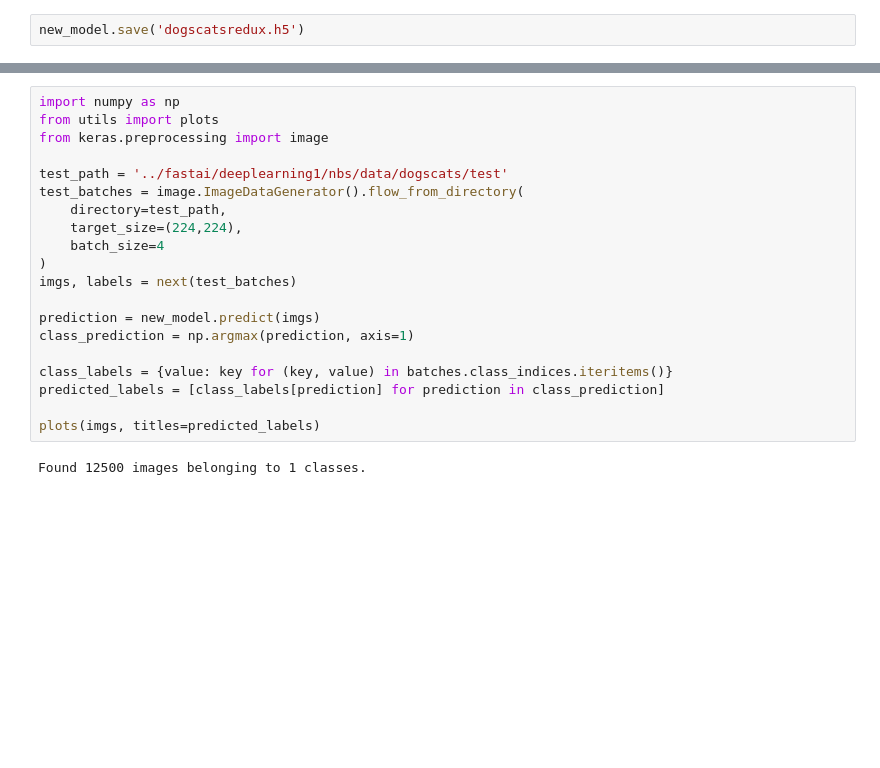
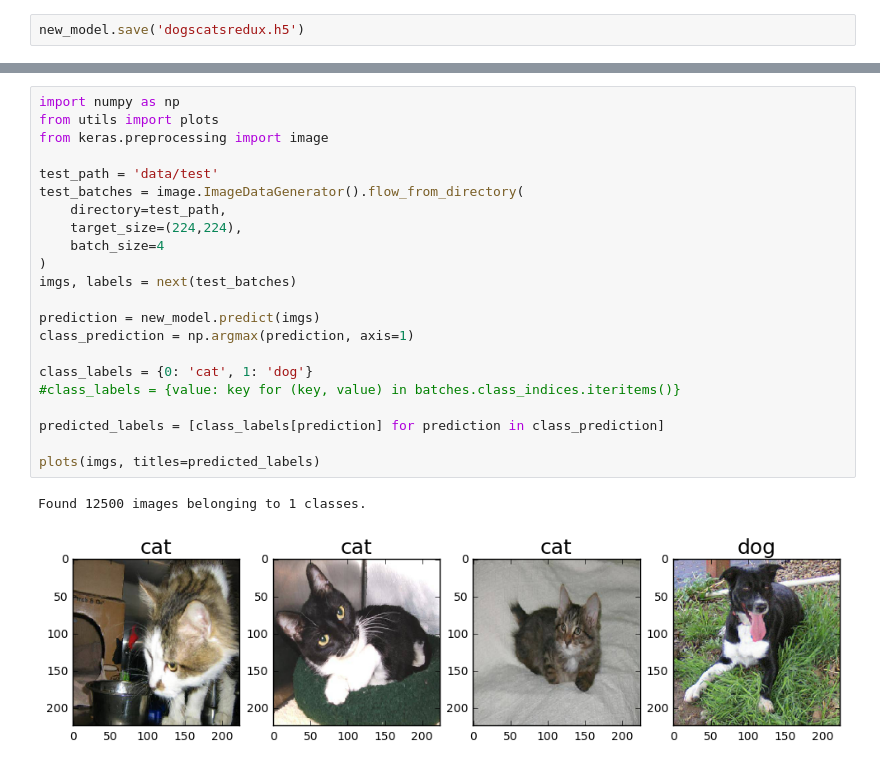
Before and after one commit to jamiecollinson/fastai, a Jupyter notebook: lesson 1 - JC - dogscatsredux.ipynb, the cells around one changed output, grey strips where cells are left out. Saved outputs shown, nothing was run; the diff lists cells and outputs as text; blank space fills up the shorter version.

Commit message:
Update dogscatsredux for predictions

```diff
--- a/lesson 1 - JC - dogscatsredux.ipynb
+++ b/lesson 1 - JC - dogscatsredux.ipynb
@@ -121,22 +119,25 @@ Using Theano backend.
 # %%
 import numpy as np
 from utils import plots
 from keras.preprocessing import image
 
-test_path = '../fastai/deeplearning1/nbs/data/dogscats/test'
+test_path = 'data/test'
 test_batches = image.ImageDataGenerator().flow_from_directory(
     directory=test_path,
     target_size=(224,224),
     batch_size=4
 )
 imgs, labels = next(test_batches)
 
 prediction = new_model.predict(imgs)
 class_prediction = np.argmax(prediction, axis=1)
 
-class_labels = {value: key for (key, value) in batches.class_indices.iteritems()}
+class_labels = {0: 'cat', 1: 'dog'}
+#class_labels = {value: key for (key, value) in batches.class_indices.iteritems()}
+
 predicted_labels = [class_labels[prediction] for prediction in class_prediction]
 
 plots(imgs, titles=predicted_labels)
 # %% [output]
 Found 12500 images belonging to 1 classes.
+[figure, added]
```
Also changed, not shown: parts of 2 cells of this notebook.
